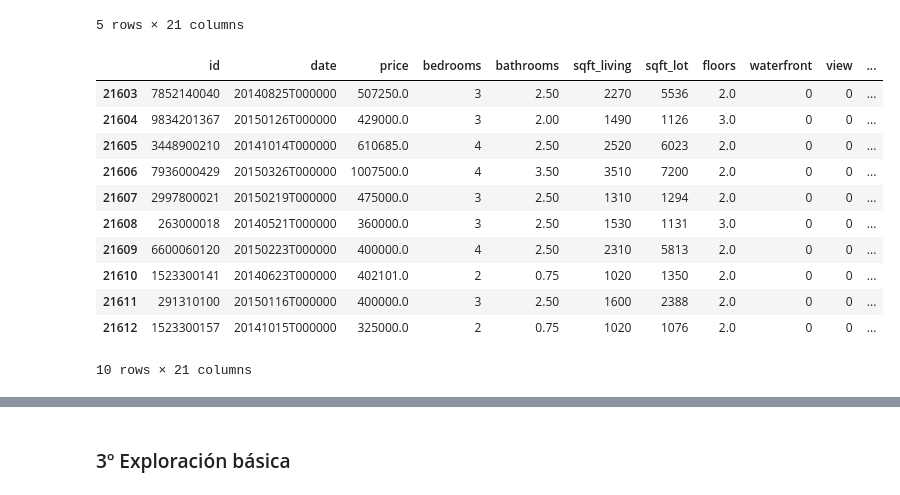
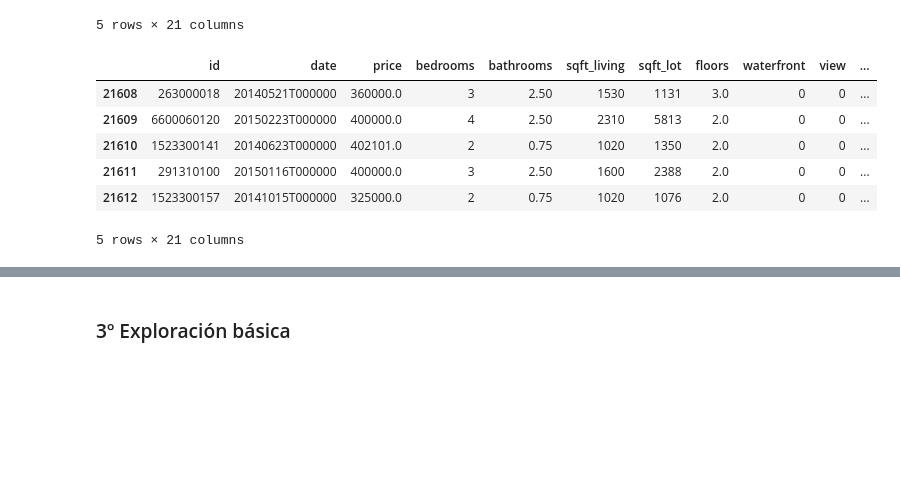
Before and after one commit to AI-School-F5-P2/Ml_training_SGS, a Jupyter notebook: UK houses.ipynb, the cells around one changed output, grey strips where cells are left out. Cells and saved outputs as stored; diff of their text form; code cells hidden in the pictures; blank space fills up the shorter version.

```diff
--- a/UK houses.ipynb
+++ b/UK houses.ipynb
@@ -30,17 +30,12 @@ df.head()
 | 4 | 1954400510 | 20150218T000000 | 510000.0 | 3 | 2.00 | 1680 | 8080 | 1.0 | 0 | 0 | ... |
 5 rows × 21 columns
 # %%
-df.tail(10)
+df.tail()
 # %% [output]
 |  | id | date | price | bedrooms | bathrooms | sqft_living | sqft_lot | floors | waterfront | view | ... |
-| 21603 | 7852140040 | 20140825T000000 | 507250.0 | 3 | 2.50 | 2270 | 5536 | 2.0 | 0 | 0 | ... |
-| 21604 | 9834201367 | 20150126T000000 | 429000.0 | 3 | 2.00 | 1490 | 1126 | 3.0 | 0 | 0 | ... |
-| 21605 | 3448900210 | 20141014T000000 | 610685.0 | 4 | 2.50 | 2520 | 6023 | 2.0 | 0 | 0 | ... |
-| 21606 | 7936000429 | 20150326T000000 | 1007500.0 | 4 | 3.50 | 3510 | 7200 | 2.0 | 0 | 0 | ... |
-| 21607 | 2997800021 | 20150219T000000 | 475000.0 | 3 | 2.50 | 1310 | 1294 | 2.0 | 0 | 0 | ... |
 | 21608 | 263000018 | 20140521T000000 | 360000.0 | 3 | 2.50 | 1530 | 1131 | 3.0 | 0 | 0 | ... |
 | 21609 | 6600060120 | 20150223T000000 | 400000.0 | 4 | 2.50 | 2310 | 5813 | 2.0 | 0 | 0 | ... |
 | 21610 | 1523300141 | 20140623T000000 | 402101.0 | 2 | 0.75 | 1020 | 1350 | 2.0 | 0 | 0 | ... |
 | 21611 | 291310100 | 20150116T000000 | 400000.0 | 3 | 2.50 | 1600 | 2388 | 2.0 | 0 | 0 | ... |
 | 21612 | 1523300157 | 20141015T000000 | 325000.0 | 2 | 0.75 | 1020 | 1076 | 2.0 | 0 | 0 | ... |
-10 rows × 21 columns
+5 rows × 21 columns
```
Also changed, not shown: parts of 15 cells of this notebook.
